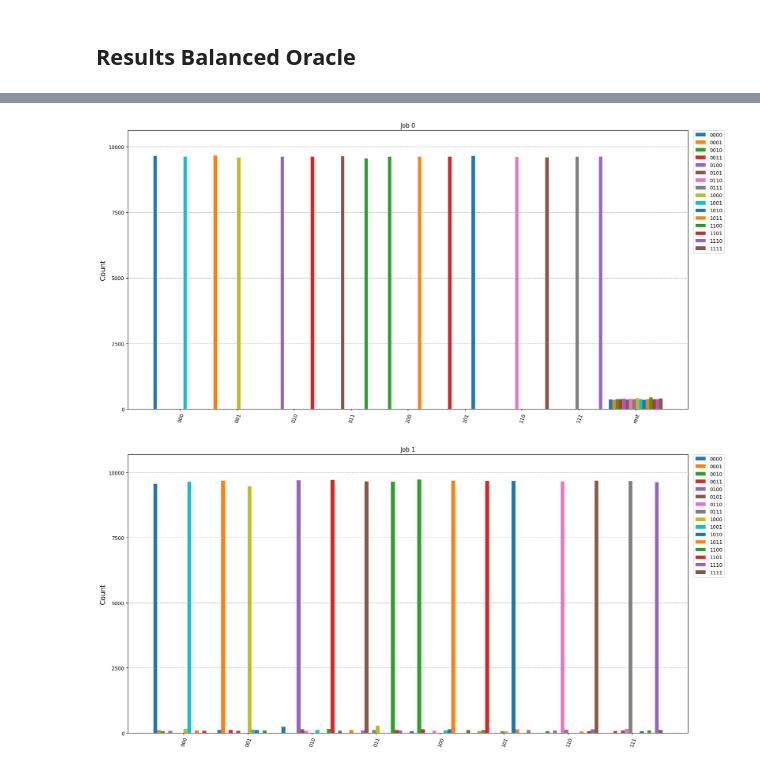
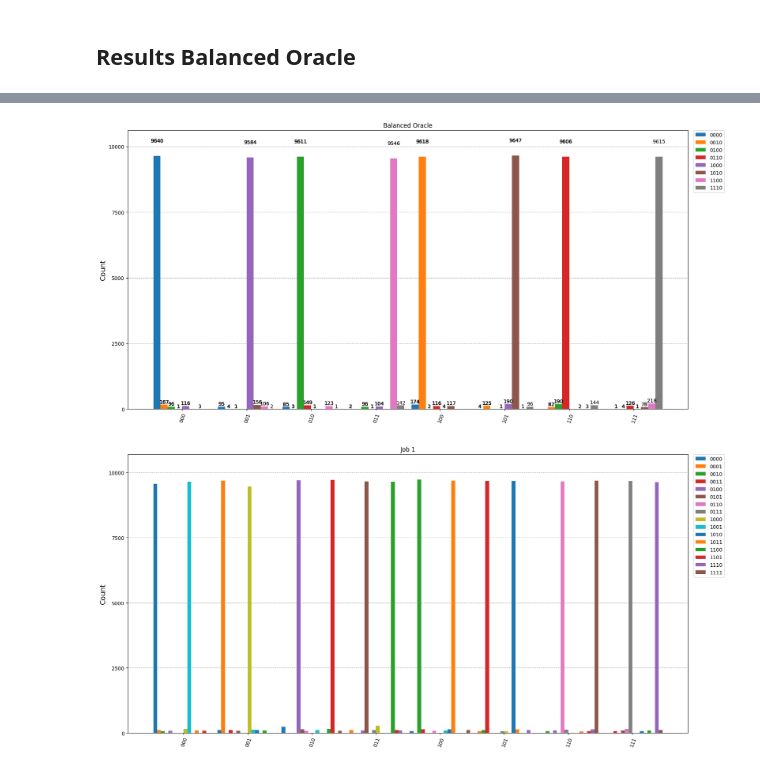
Before and after one commit to Yedi278/Quantum-Simulations, a Jupyter notebook: lezioni/lesione_3/lezione_3.ipynb, the cells around one changed output, grey strips where cells are left out. Cells and saved outputs as stored; diff of their text form; code cells hidden in the pictures.

```diff
--- a/lezioni/lesione_3/lezione_3.ipynb
+++ b/lezioni/lesione_3/lezione_3.ipynb
@@ -377,7 +405,19 @@ for i in range(2**n):
-# %%
-plot_histogram(counts_l[0], legend=labels, title='Job 0', figsize=(20, 10), bar_labels=False, number_to_keep=1)
-# %% [output]
-[figure, removed]
+# %%
+idxs = []
+for i in range(2**n):
+    if labels[i][3] == '0':
+        idxs.append(i)
+
+counts_new = []
+labels_new = []
+for i in range(2**n):
+    if i in idxs:
+        counts_new.append(counts_l[0][i])
+        labels_new.append(labels[i])
+
+plot_histogram(counts_new, legend=labels_new, title='Balanced Oracle', figsize=(20, 10))
+# %% [output]
+[figure, added]
 # %%
 plot_histogram(counts_l[1], legend=labels, title='Job 1', figsize=(20, 10), bar_labels=False)
 # %% [output]
```
Also changed, not shown: parts of 10 cells of this notebook.
